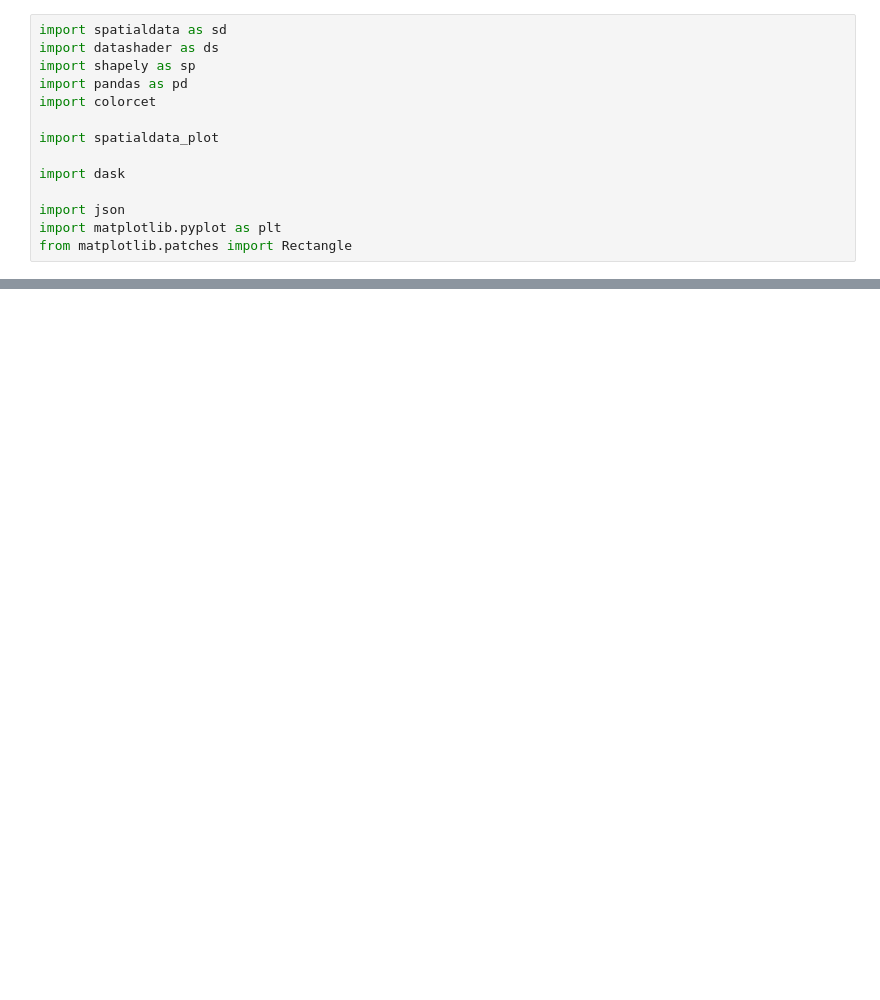
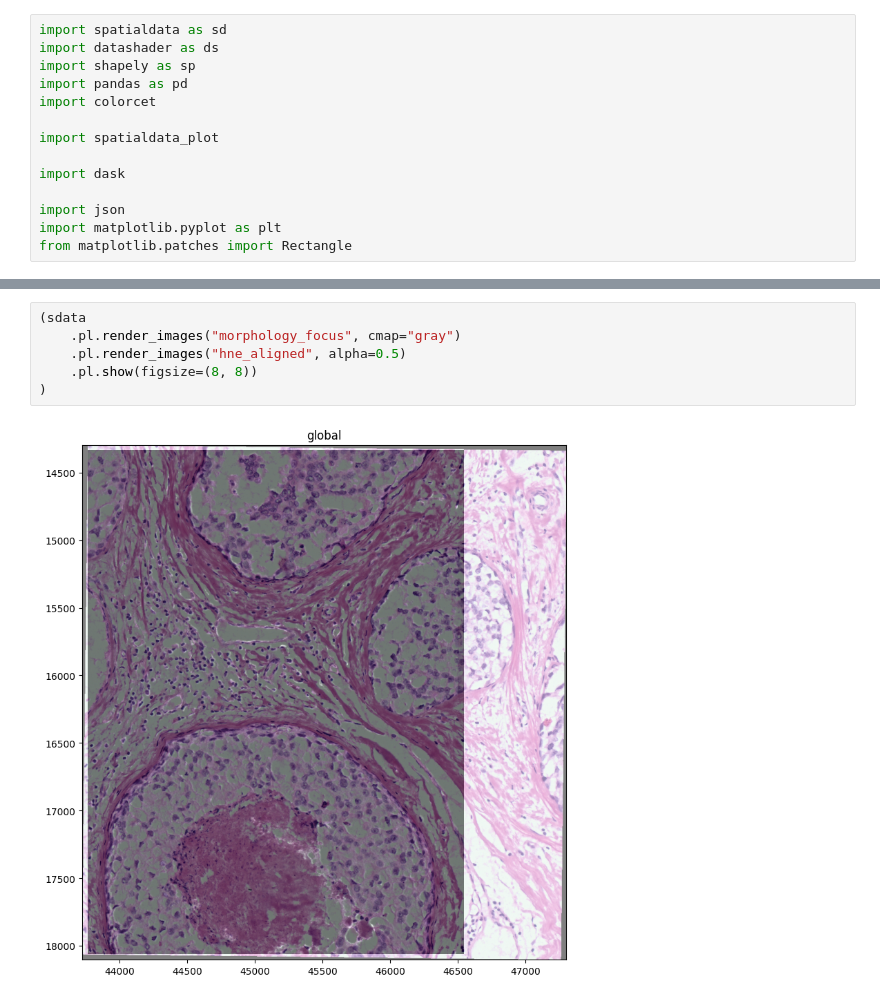
Before and after one commit to openproblems-bio/task_spatial_segmentation, a Jupyter notebook: notebooks/check_subset_sample.ipynb, the cells around one changed output, grey strips where cells are left out. Saved outputs shown, nothing was run; the diff lists cells and outputs as text; blank space fills up the shorter version.

```diff
--- a/notebooks/check_subset_sample.ipynb
+++ b/notebooks/check_subset_sample.ipynb
@@ -35,0 +62,8 @@ with coordinate systems:
+# %%
+(sdata
+    .pl.render_images("morphology_focus", cmap="gray")
+    .pl.render_images("hne_aligned", alpha=0.5)
+    .pl.show(figsize=(8, 8))
+)
+# %% [output]
+[figure, added]
```
Also changed, not shown: parts of 4 cells of this notebook.
